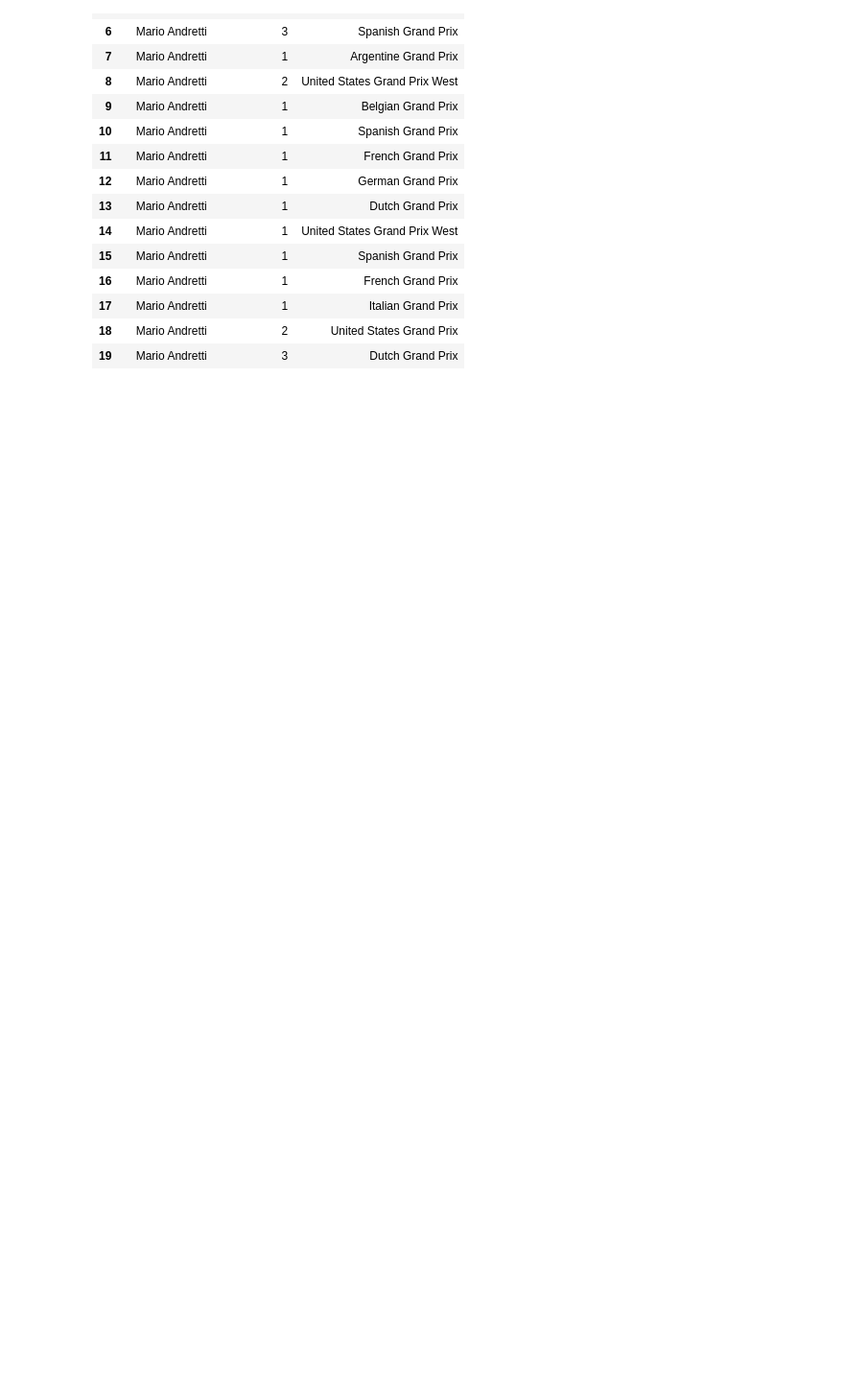
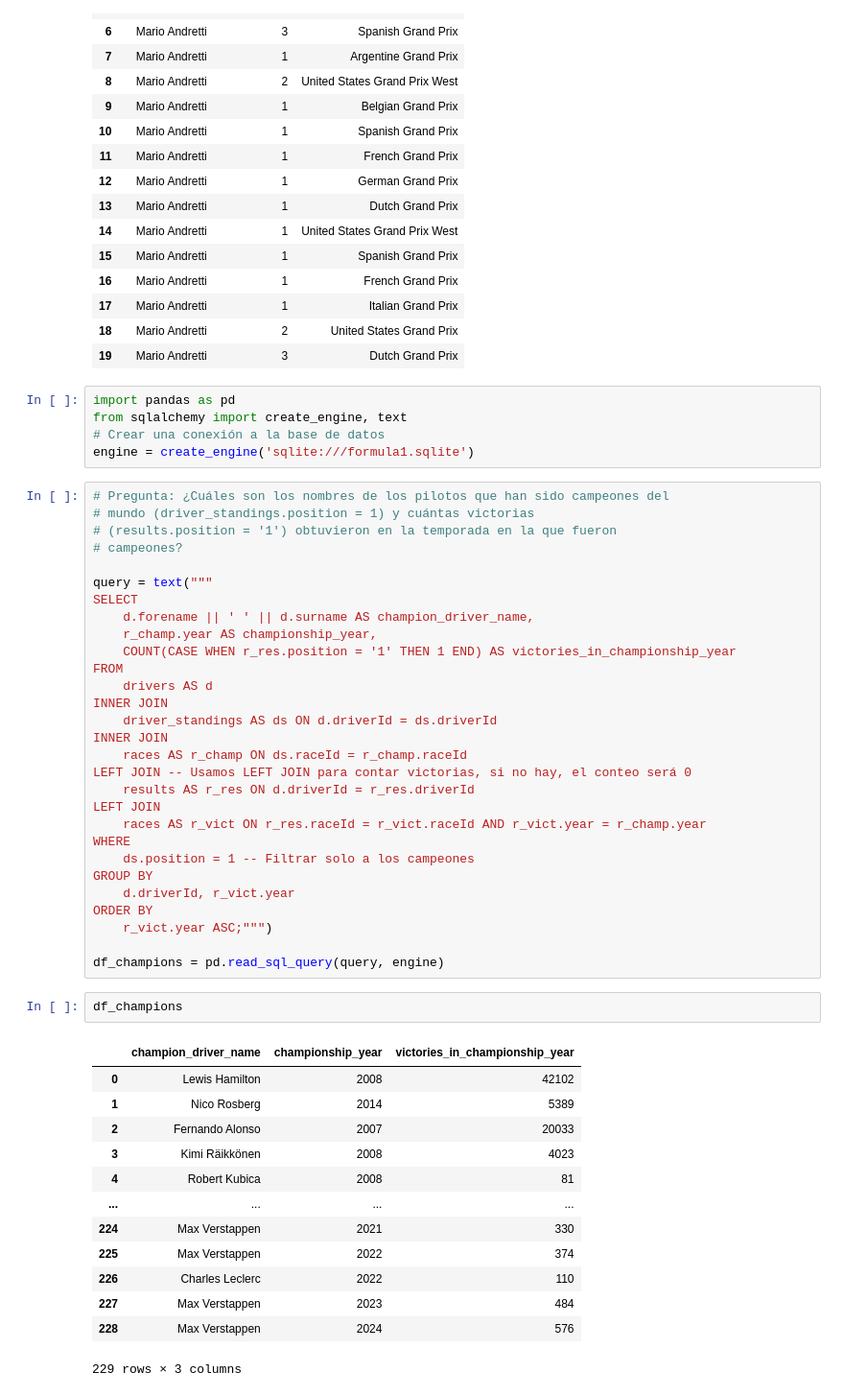
Before and after one commit to roreravi/kevin, a Jupyter notebook: sql-python/f1_sql.ipynb, the cells around one changed output. Shown at 96% size. Saved outputs shown, nothing was run; the diff lists cells and outputs as text; blank space fills up the shorter version.

Commit message:
F1: algunos joins mas complejos

```diff
--- a/sql-python/f1_sql.ipynb
+++ b/sql-python/f1_sql.ipynb
@@ -672,3 +672,53 @@ df_podio[~df_podio.positionText.isnull()]  #La tilde '~' sirve para negar un fil
 | 17 | Mario Andretti | 1 | Italian Grand Prix |
 | 18 | Mario Andretti | 2 | United States Grand Prix |
 | 19 | Mario Andretti | 3 | Dutch Grand Prix |
+# %%
+import pandas as pd
+from sqlalchemy import create_engine, text
+# Crear una conexión a la base de datos
+engine = create_engine('sqlite:///formula1.sqlite')
+# %%
+# Pregunta: ¿Cuáles son los nombres de los pilotos que han sido campeones del
+# mundo (driver_standings.position = 1) y cuántas victorias
+# (results.position = '1') obtuvieron en la temporada en la que fueron
+# campeones?
+
+query = text("""
+SELECT
+    d.forename || ' ' || d.surname AS champion_driver_name,
+    r_champ.year AS championship_year,
+    COUNT(CASE WHEN r_res.position = '1' THEN 1 END) AS victories_in_championship_year
+FROM
+    drivers AS d
+INNER JOIN
+    driver_standings AS ds ON d.driverId = ds.driverId
+INNER JOIN
+    races AS r_champ ON ds.raceId = r_champ.raceId
+LEFT JOIN -- Usamos LEFT JOIN para contar victorias, si no hay, el conteo será 0
+    results AS r_res ON d.driverId = r_res.driverId
+LEFT JOIN
+    races AS r_vict ON r_res.raceId = r_vict.raceId AND r_vict.year = r_champ.year
+WHERE
+    ds.position = 1 -- Filtrar solo a los campeones
+GROUP BY
+    d.driverId, r_vict.year
+ORDER BY
+    r_vict.year ASC;""")
+
+df_champions = pd.read_sql_query(query, engine)
+# %%
+df_champions
+# %% [output]
+|  | champion_driver_name | championship_year | victories_in_championship_year |
+| 0 | Lewis Hamilton | 2008 | 42102 |
+| 1 | Nico Rosberg | 2014 | 5389 |
+| 2 | Fernando Alonso | 2007 | 20033 |
+| 3 | Kimi Räikkönen | 2008 | 4023 |
+| 4 | Robert Kubica | 2008 | 81 |
+| ... | ... | ... | ... |
+| 224 | Max Verstappen | 2021 | 330 |
+| 225 | Max Verstappen | 2022 | 374 |
+| 226 | Charles Leclerc | 2022 | 110 |
+| 227 | Max Verstappen | 2023 | 484 |
+| 228 | Max Verstappen | 2024 | 576 |
+229 rows × 3 columns
```
Also changed, not shown: parts of 9 cells of this notebook.
